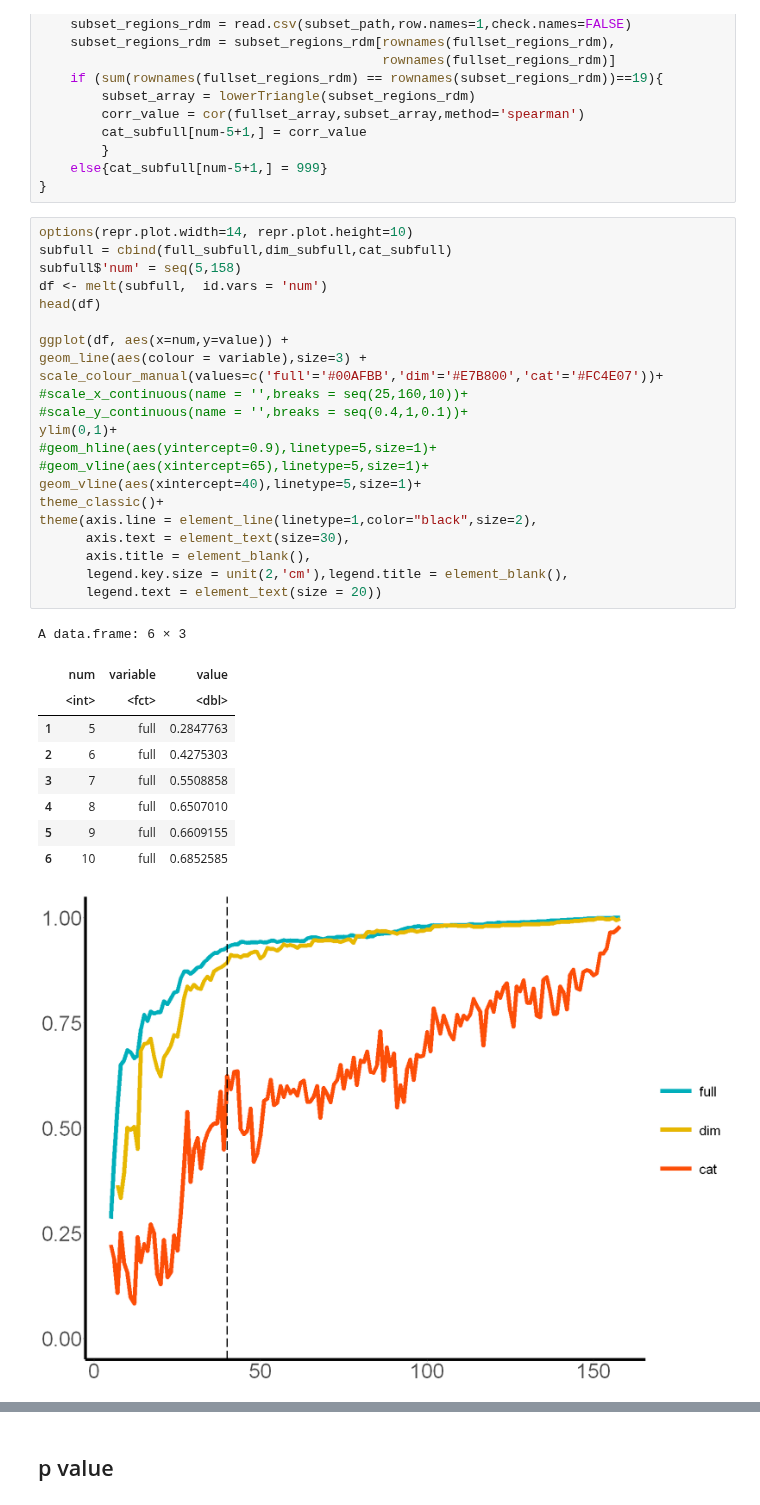
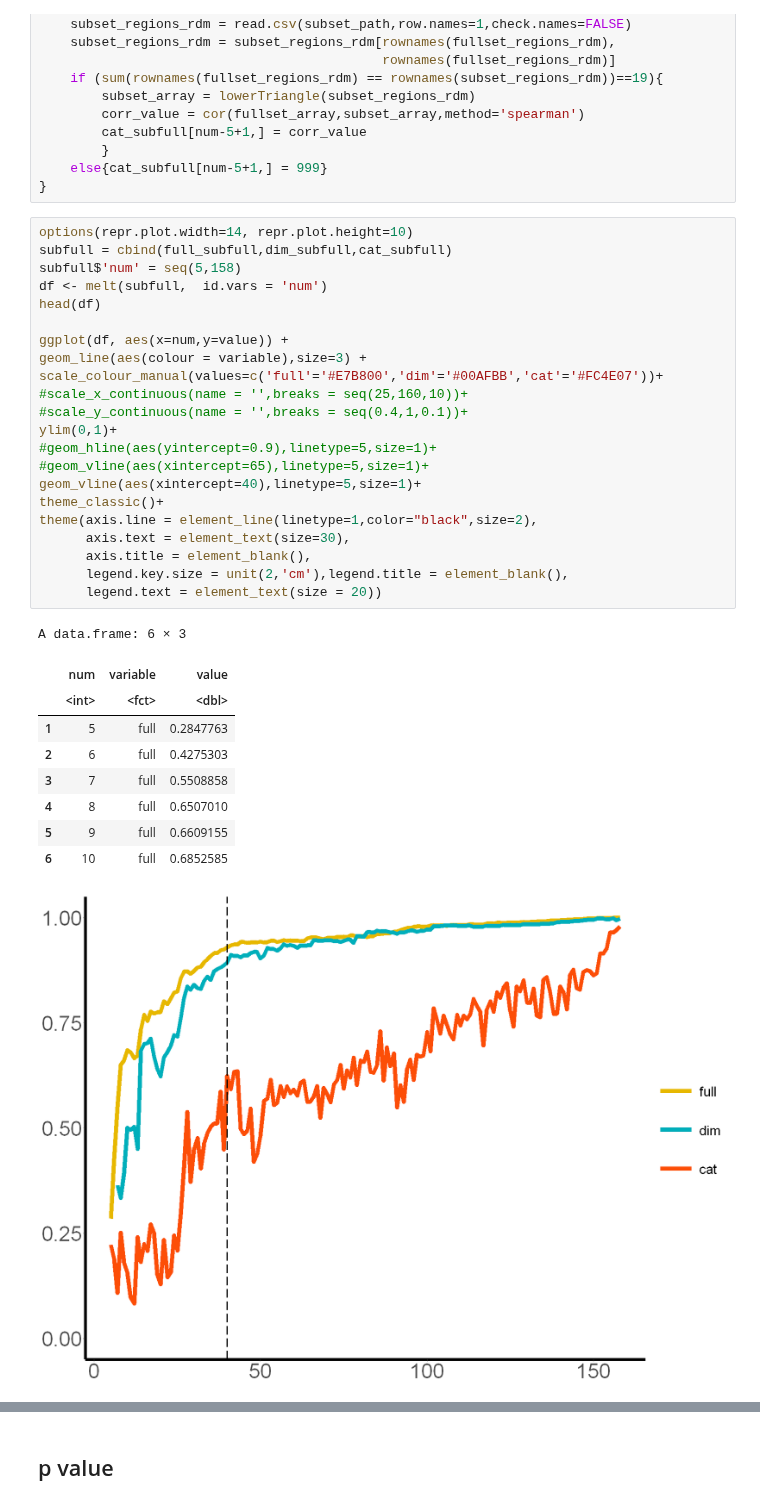
Before and after one commit to BNU-Wang-MSN-Lab/FAVEE-HPP, a Jupyter notebook: Study3/Subset/plot_results.ipynb, the cells around one changed output, grey strips where cells are left out. Cells and saved outputs as stored; diff of their text form.

```diff
--- a/Study3/Subset/plot_results.ipynb
+++ b/Study3/Subset/plot_results.ipynb
@@ -161,35 +151,35 @@ for (num in seq(5,158)){
 options(repr.plot.width=14, repr.plot.height=10)
 subfull = cbind(full_subfull,dim_subfull,cat_subfull)
 subfull$'num' = seq(5,158)
 df <- melt(subfull,  id.vars = 'num')
 head(df)
 
 ggplot(df, aes(x=num,y=value)) +
 geom_line(aes(colour = variable),size=3) +
-scale_colour_manual(values=c('full'='#00AFBB','dim'='#E7B800','cat'='#FC4E07'))+
+scale_colour_manual(values=c('full'='#E7B800','dim'='#00AFBB','cat'='#FC4E07'))+
 #scale_x_continuous(name = '',breaks = seq(25,160,10))+
 #scale_y_continuous(name = '',breaks = seq(0.4,1,0.1))+
 ylim(0,1)+
 #geom_hline(aes(yintercept=0.9),linetype=5,size=1)+
 #geom_vline(aes(xintercept=65),linetype=5,size=1)+
 geom_vline(aes(xintercept=40),linetype=5,size=1)+
 theme_classic()+
 theme(axis.line = element_line(linetype=1,color="black",size=2),
       axis.text = element_text(size=30),
       axis.title = element_blank(),
       legend.key.size = unit(2,'cm'),legend.title = element_blank(),
       legend.text = element_text(size = 20))
 # %% [output]
 A data.frame: 6 × 3
 |  | num | variable | value |
 |  | <int> | <fct> | <dbl> |
 | 1 | 5 | full | 0.2847763 |
 | 2 | 6 | full | 0.4275303 |
 | 3 | 7 | full | 0.5508858 |
 | 4 | 8 | full | 0.6507010 |
 | 5 | 9 | full | 0.6609155 |
 | 6 | 10 | full | 0.6852585 |
-[figure, old version]
+[figure, new version]
 # %%
 png("output_graph/correlation_of_models_rdm.png", bg="transparent",
     family = 'sans',units='in',width=14,height=10,res=300)
```
Also changed, not shown: parts of 8 cells of this notebook.
